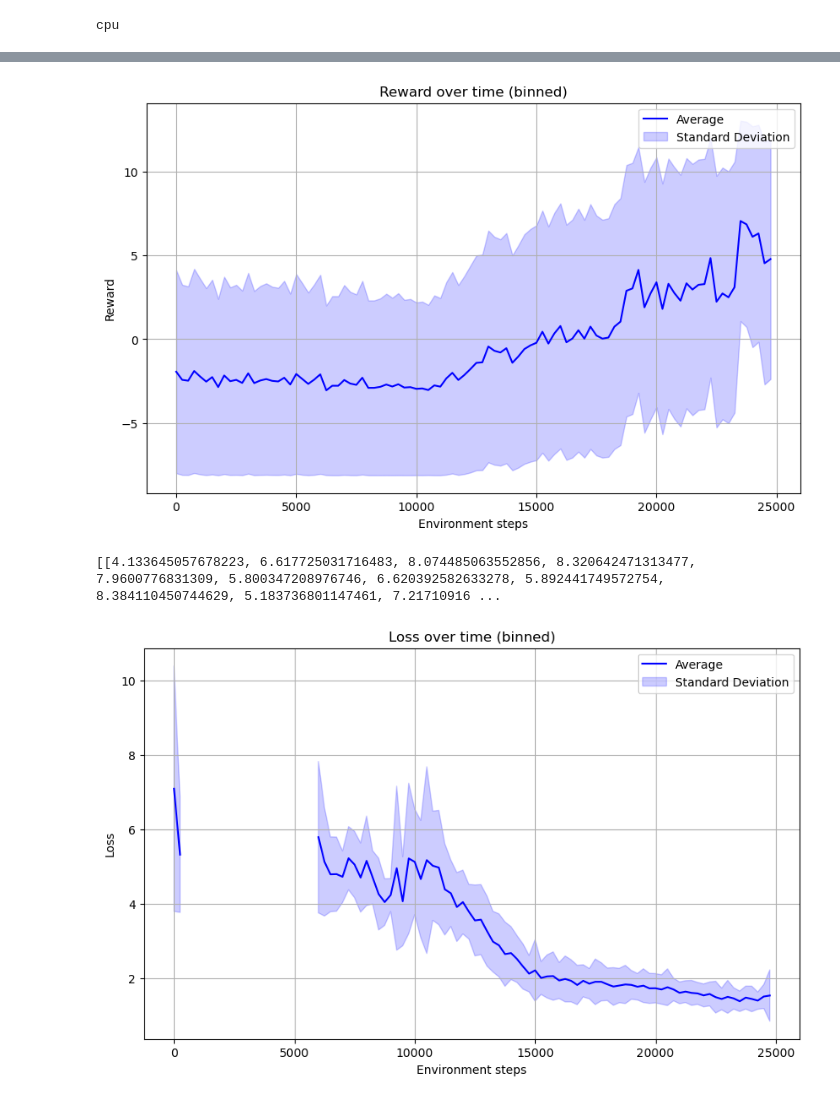
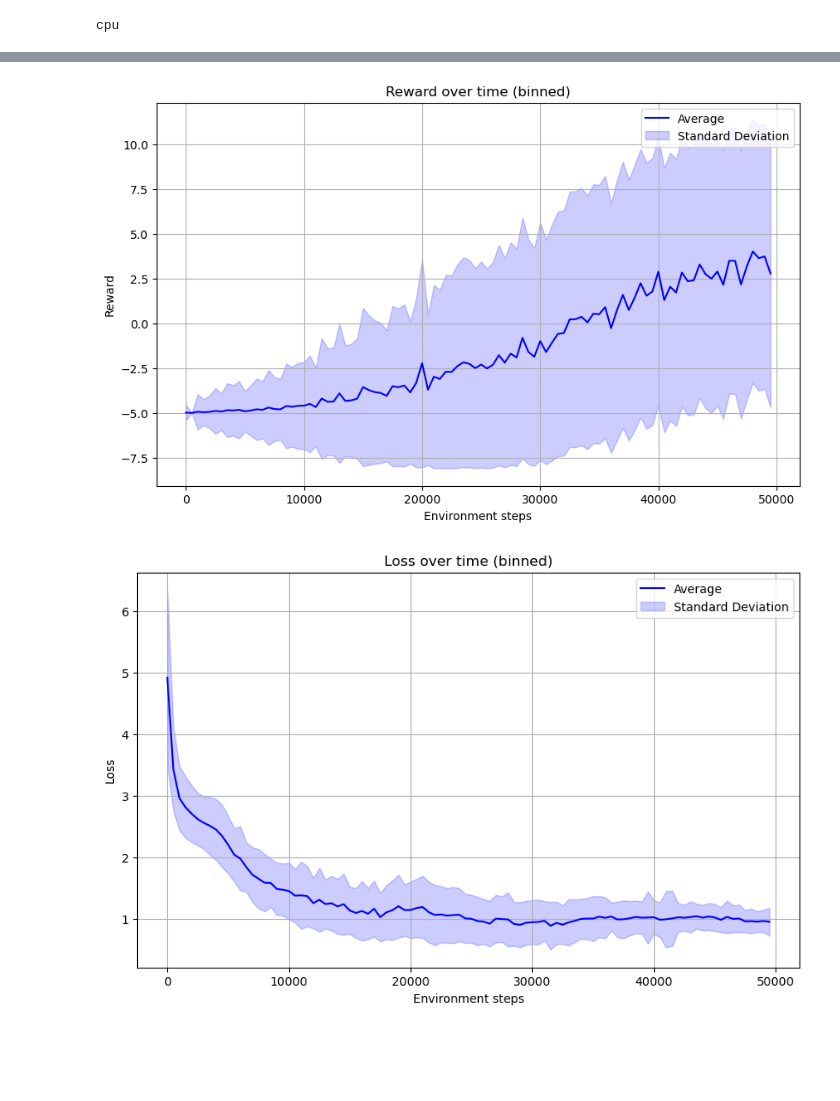
Before and after one commit to filipxg/When-To-Explore-and-When-to-Stop, a Jupyter notebook: frozenlake.ipynb, the cells around one changed output, grey strips where cells are left out. Saved outputs shown, nothing was run; the diff lists cells and outputs as text; code cells hidden in the pictures; blank space fills up the shorter version.

```diff
--- a/frozenlake.ipynb
+++ b/frozenlake.ipynb
@@ -329,7 +329,6 @@ class DQN_Agent:
         # Update the running loss and learned counts for logging and plotting
         self.running_loss += loss.item()
         self.learned_counts += 1
-
         if done:
             episode_loss = self.running_loss / self.learned_counts # The average loss for the episode
             self.loss_history.append([current_steps, episode_loss]) # Append the episode loss to the loss history for plotting
@@ -485,8 +484,9 @@ class Model_TrainTest:
                 next_state = self.state_preprocess(next_state, num_states=self.num_states)
 
                 self.agent.replay_memory.store(state, action, next_state, reward, done)
-
-                if len(self.agent.replay_memory) > self.batch_size and sum(self.reward_history) > 0:
+                # print(sum(self.reward_history))
+                # if len(self.agent.replay_memory) > self.batch_size and sum(self.reward_history) > 0: This was the original but since we have a negative reward so the sum doesn't work the same way anymore
+                if len(self.agent.replay_memory) > self.batch_size:
                     self.agent.learn(self.batch_size, (done or truncation), total_steps + step_size)
 
                     # Update target-network weights
@@ -600,7 +600,7 @@ class Model_TrainTest:
         plt.show()
 
         loss_binned = self.map_tuples_to_bins(self.loss_bins)
-        print(loss_binned)
+        # print(loss_binned)
         avgs = []
         stdvs = []
         for bin in loss_binned:
@@ -702,7 +702,7 @@ train_mode = True
 
 render = not train_mode
 # map_size = 4 # 4x4 or 8x8 (outdated)
-map_mame = "safe_3x3"
+map_mame = "long_safe_4x3"
 RL_hyperparams = {
     "train_mode"            : train_mode,
     "RL_load_path"          : f'./level_stats/{map_mame}/final_weights' + '_' + '3000' + '.pth',
@@ -714,8 +714,8 @@ RL_hyperparams = {
     "discount_factor"       : 0.93,
     "batch_size"            : 32,
     "update_frequency"      : 10,
-    "max_episodes"          : 3000           if train_mode else 5,
-    "max_steps"             : 25000,
+    "max_episodes"          : 8000           if train_mode else 5,
+    "max_steps"             : 50000,
     "max_steps_episode"     : 200,
     "render"                : render,
 
@@ -726,8 +726,8 @@ RL_hyperparams = {
     "memory_capacity"       : 4_000        if train_mode else 0,
 
     # "map_size"              : map_size,
-    "num_states"            : len(safe_3x3) * len(safe_3x3[0]),    # 3 rows in your example
-    "map"                   : safe_3x3,
+    "num_states"            : len(long_safe_4x3) * len(long_safe_4x3[0]),    # 3 rows in your example
+    "map"                   : long_safe_4x3,
     "render_fps"            : 6
     }
 
@@ -736,7 +736,7 @@ RL_hyperparams = {
 DRL = Model_TrainTest(RL_hyperparams) # Define the instance
 # Train
 if train_mode:
-    for i in range(15):
+    for i in range(10):
         DRL.train()
     DRL.plot_training()
 else:
@@ -763,3 +763,2 @@ Episode: 2
-[figure, old version]
+[figure, new version]
-[[4.133645057678223, 6.617725031716483, 8.074485063552856, 8.320642471313477, 7.9600776831309, 5.800347208976746, 6.620392582633278, 5.892441749572754, 8.384110450744629, 5.183736801147461, 7.21710916 ...
-[figure, old version]
+[figure, new version]
```
Also changed, not shown: parts of 2 cells of this notebook.
